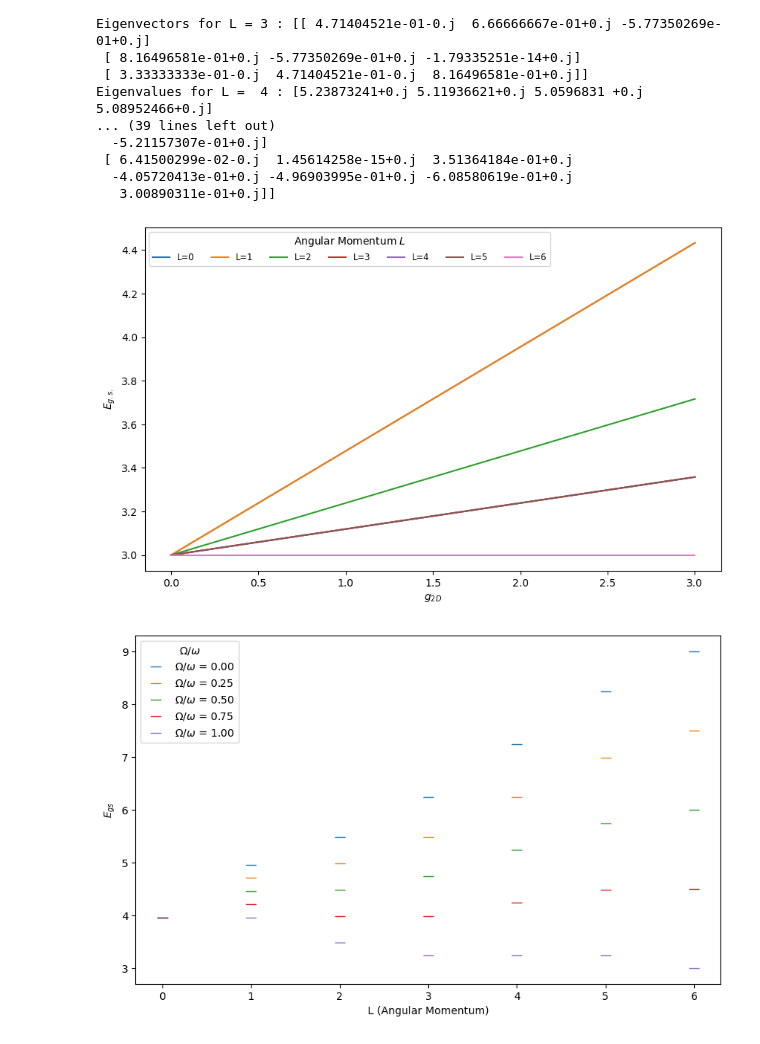
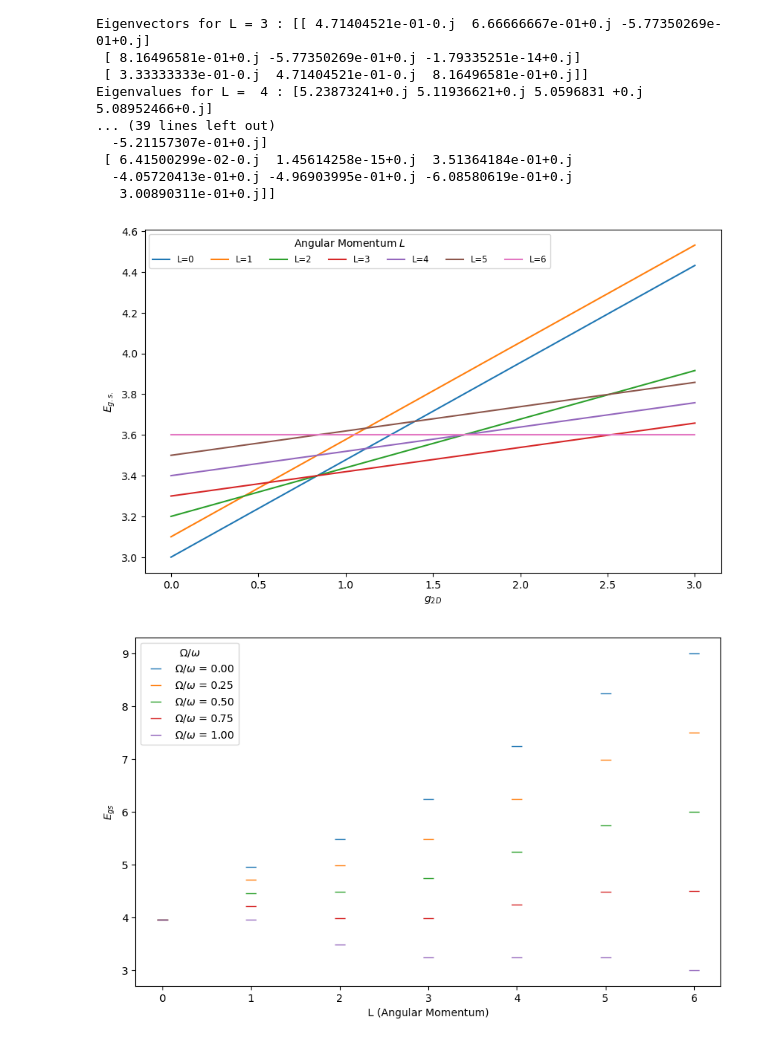
Before and after one commit to 6uillem/QSimulators, a Jupyter notebook: QSimul.ipynb, the cells around one changed output. Cells and saved outputs as stored; diff of their text form; code cells hidden in the pictures.

```diff
--- a/QSimul.ipynb
+++ b/QSimul.ipynb
@@ -176,37 +178,37 @@ Eigenvalues for L =  4 : [5.23873241+0.j 5.11936621+0.j 5.0596831 +0.j 5.0895246
 ## Plots of the ground state energy for different g
 N = 3
 L_max = 6
-adim_freq = 1
+adim_freq = 0.9
 g_2D_values = np.linspace(0, 3, 100)
 
 # Initilize list to store the g.s. energy for every L and g_2D
 ground_state_energies = {L: [] for L in range(L_max + 1)}
 
 #Eigenvalues calculation
 for L in range(0, L_max + 1):
     for g_2D in g_2D_values:
         H = Hamiltonian(N, L, g_2D)
         eigenvalues, _ = np.linalg.eig(H)
         ground_state_energies[L].append(np.min(eigenvalues))
 
 # Plot
 plt.figure(figsize=(10, 6))
 
 for L, ground_state in ground_state_energies.items():
     plt.plot(g_2D_values, ground_state, label=f"L={L}")
 
 plt.xlabel('$g_{2D}$')
 plt.ylabel('$E_{g.s.}$')
 plt.legend(
     title="Angular Momentum $L$",
     loc='upper left',
     #bbox_to_anchor=(0.5, 0.1),  # Posición fuera del gráfico
     ncol=L_max + 1,  # Una columna por cada valor de L
     fontsize='small'
 )
 plt.show()
 # %% [output]
-[figure, old version]
+[figure, new version]
 # %%
 # Parameters
 N = 3
```
Also changed, not shown: parts of 9 cells of this notebook.
